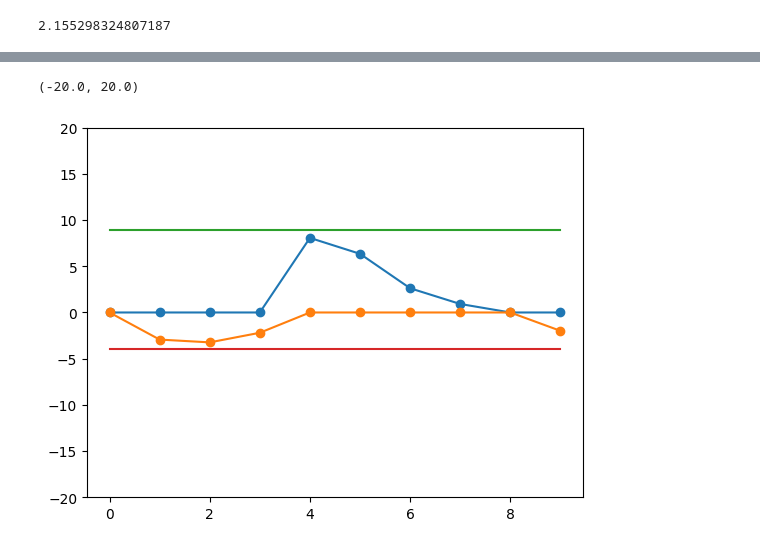
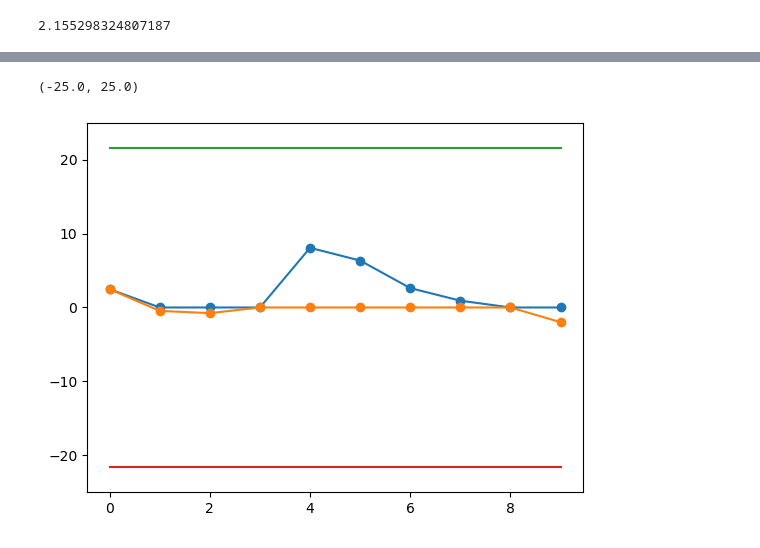
Before and after one commit to Fuuad31/Metode-Peramalan, a Jupyter notebook: Week II/2_BRIS_Forecasting.ipynb, the cells around one changed output, grey strips where cells are left out. Drawn from its saved outputs; the diff is of its cells as text; code cells hidden in the pictures.

```diff
--- a/Week II/2_BRIS_Forecasting.ipynb
+++ b/Week II/2_BRIS_Forecasting.ipynb
@@ -270,3 +266,6 @@ LCL_1 = T_1 - 3*K_1
+# %%
+UCL_1 = 0 + 10*K_1 # Since K=0.5*sigma
+LCL_1 = 0 - 10*K_1
 # %%
 data['UCL'] = UCL_1
 data['LCL'] = LCL_1
@@ -286,7 +285,7 @@ data
 # %%
-data['C_plus'] = 0
-data['C_min'] = 0
-data['C'] = 0
+data['C_plus'] = T_1
+data['C_min'] = T_1
+data['C'] = T_1
 # %%
 for i in range(1,10):
   data['C_plus'][i] = max(0, data['error'][i] - (T_1+K_1) +  data['C_plus'][i-1])
@@ -308,9 +294,9 @@ See the caveats in the documentation: https://pandas.pydata.org/pandas-docs/stab
 # %%
 plt.plot(data['C_plus'],  '-o')
 plt.plot(data['C_min'],  '-o')
 plt.plot(data['UCL'], "-")
 plt.plot(data['LCL'], "-")
-plt.ylim([-20,20])
+plt.ylim([-25,25])
 # %% [output]
-(-20.0, 20.0)
+(-25.0, 25.0)
-[figure, old version]
+[figure, new version]
```
Also changed, not shown: parts of 10 cells of this notebook, 2 other files.
